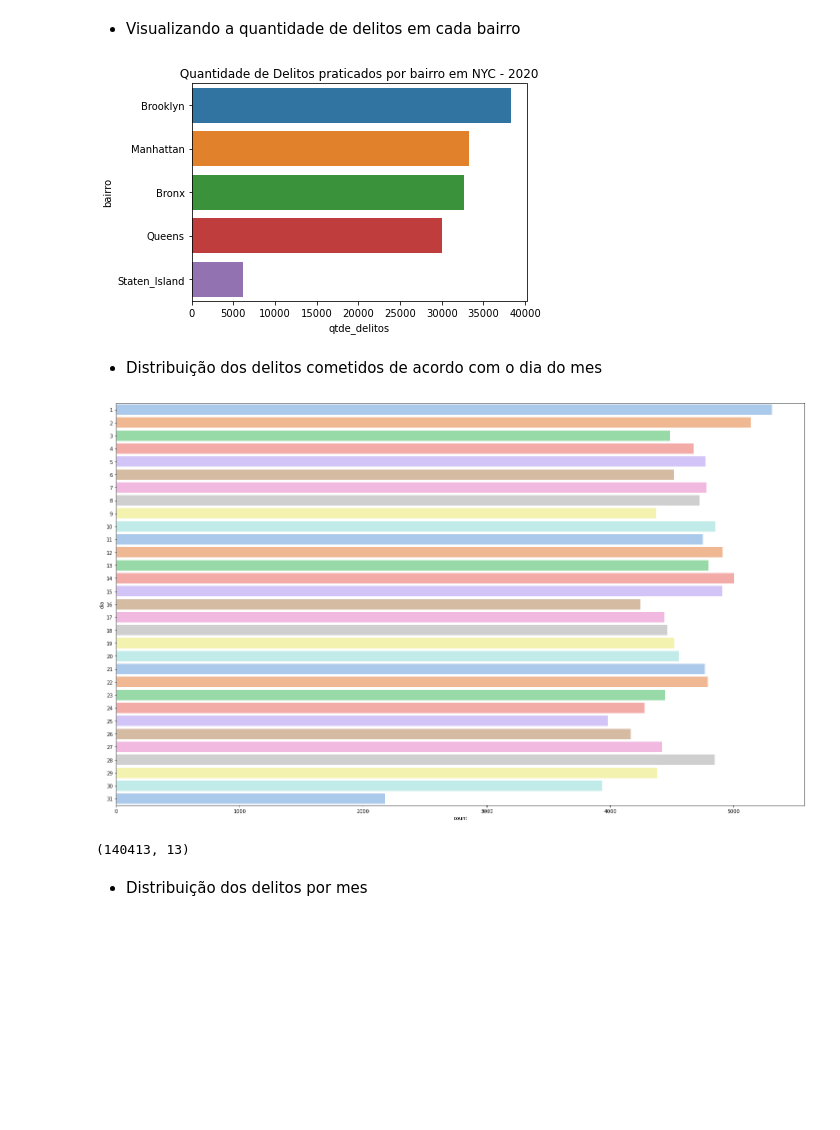
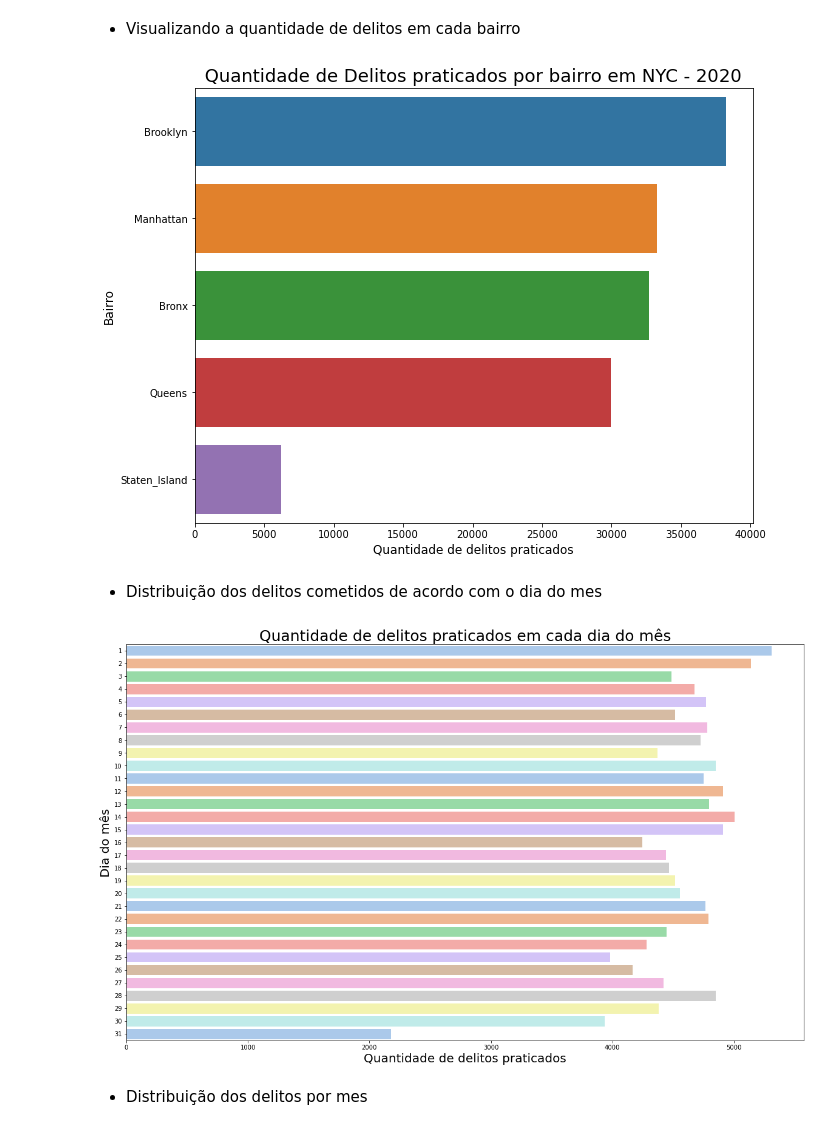
Before and after one commit to robertferro/delitos_ny_2020, a Jupyter notebook: EDA_delitos_NYC.ipynb, the cells around one changed output. Cells and saved outputs as stored; diff of their text form; code cells hidden in the pictures; blank space fills up the shorter version.

```diff
--- a/EDA_delitos_NYC.ipynb
+++ b/EDA_delitos_NYC.ipynb
@@ -121,23 +125,26 @@ delitos_concluidos_por_bairros_df
 # %% [markdown]
 - Visualizando a quantidade de delitos em cada bairro
 # %%
+plt.figure(figsize = (10,8))
 sns.barplot(y = 'bairro' , x = 'qtde_delitos' , data = delitos_concluidos_por_bairros_df)
 titulo = ' Quantidade de Delitos praticados por bairro em NYC - 2020 '
-plt.title(titulo)
+plt.xlabel('Quantidade de delitos praticados', fontsize = 12)
+plt.ylabel('Bairro', fontsize = 12)
+plt.title(titulo, fontsize = 18)
 plt.show()
 # %% [output]
-[figure, old version]
+[figure, new version]
 # %% [markdown]
  - Distribuição dos delitos cometidos de acordo com o dia do mes
-# %%
-f, ax = plt.subplots(figsize=(25, 15))
-sns.countplot(y="dia", data=select_ny,palette="pastel" );
-# %% [output]
-[figure, removed]
-# %%
-select_ny.shape
-# %% [output]
-(140413, 13)
+# %%
+f, ax = plt.subplots(figsize=(20, 12))
+sns.countplot(y="dia", data=select_ny,palette="pastel" );
+plt.xlabel('Quantidade de delitos praticados', fontsize = 20)
+plt.ylabel('Dia do mês', fontsize = 20)
+plt.title('Quantidade de delitos praticados em cada dia do mês', fontsize = 25)
+plt.show()
+# %% [output]
+[figure, added]
 # %% [markdown]
  - Distribuição dos delitos por mes
 # %%
```
Also changed, not shown: parts of 4 cells of this notebook.
